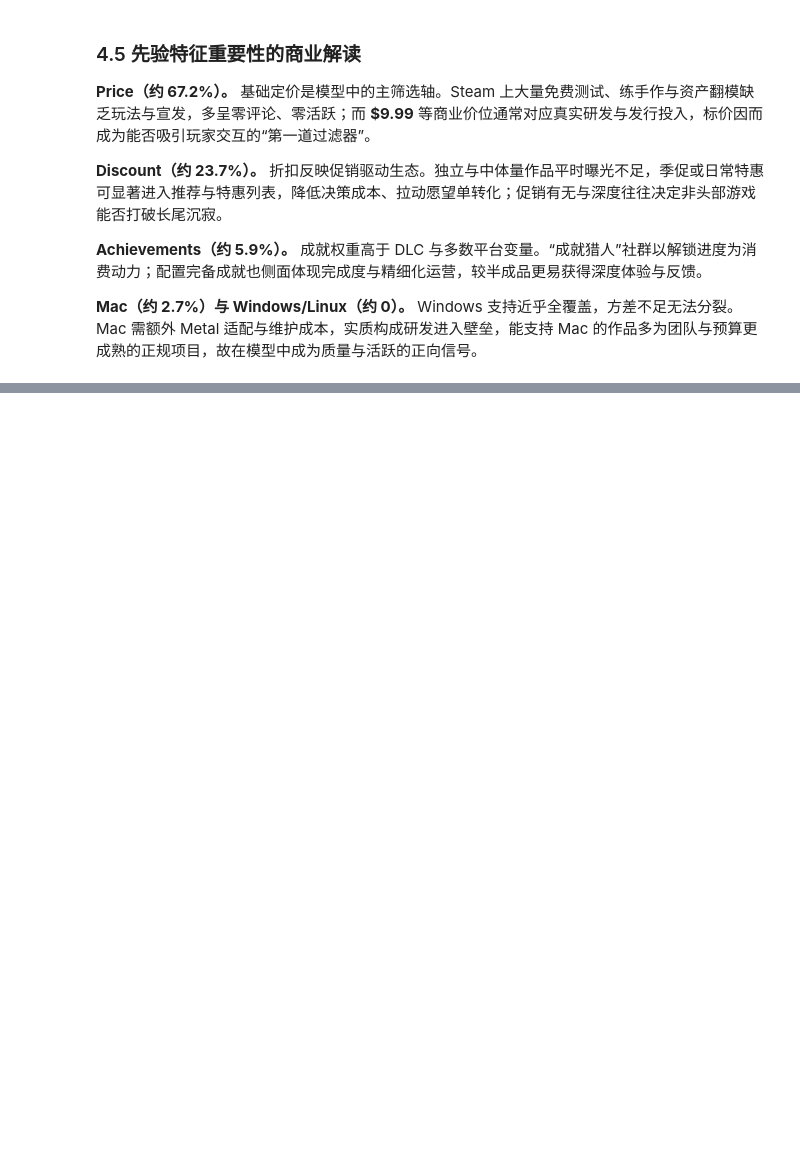
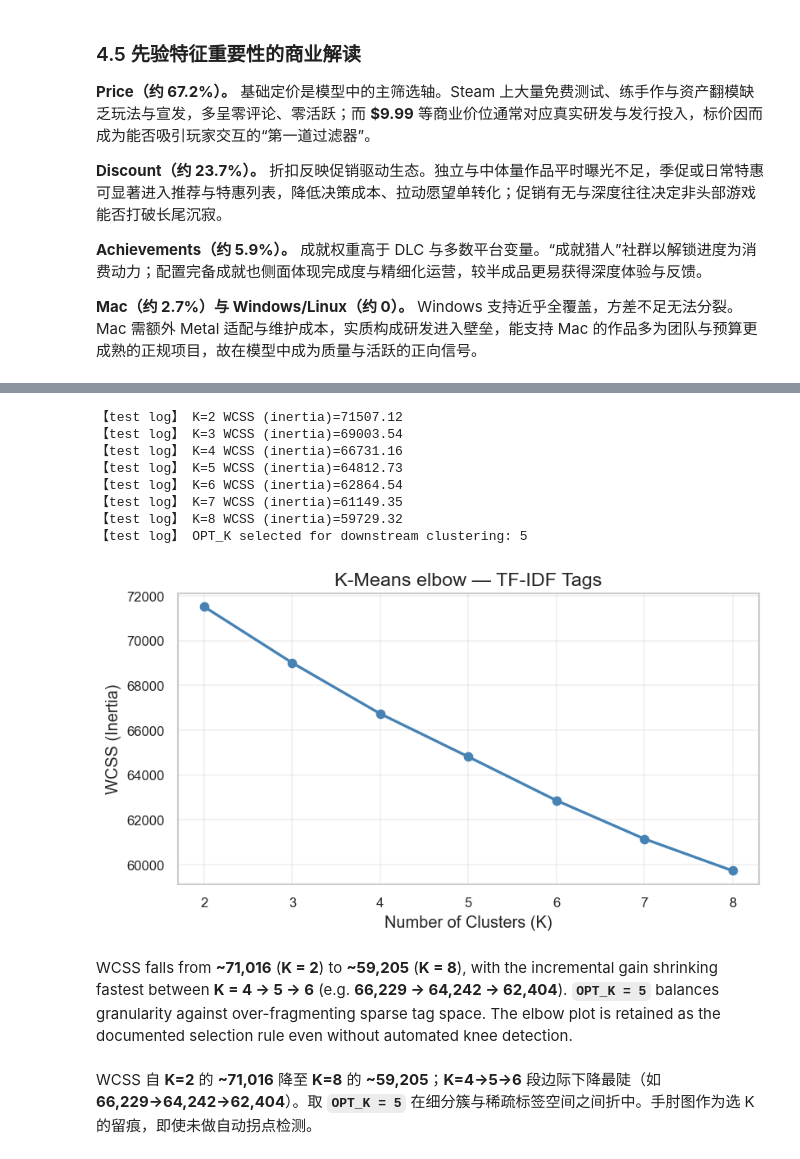
Before and after one commit to victoriammiao/datamining, a Jupyter notebook: 50091136.ipynb, the cells around one changed output, grey strips where cells are left out. Drawn from its saved outputs; the diff is of its cells as text; code cells hidden in the pictures; blank space fills up the shorter version.

```diff
--- a/50091136.ipynb
+++ b/50091136.ipynb
@@ -2139,0 +2456,37 @@ plt.show()
+# %%
+# Section 5.2 — WCSS elbow for K in 2..8 (single figure)
+K_RANGE = range(2, 9)
+wcss_by_k = []
+
+for k in K_RANGE:
+    km_probe = KMeans(n_clusters=k, random_state=RANDOM_STATE, n_init=10)
+    km_probe.fit(X_tfidf_sparse)
+    wcss_by_k.append(km_probe.inertia_)
+    print(f"【test log】 K={k} WCSS (inertia)={km_probe.inertia_:.2f}")
+
+# Default operating K after visual elbow (override if the plot suggests otherwise)
+OPT_K = 5
+print("【test log】 OPT_K selected for downstream clustering:", OPT_K)
+
+fig, ax = plt.subplots(figsize=(7, 4))
+ax.plot(list(K_RANGE), wcss_by_k, marker="o", color="steelblue", linewidth=2)
+ax.set_xlabel("Number of Clusters (K)")
+ax.set_ylabel("WCSS (Inertia)")
+ax.set_title("K-Means elbow — TF-IDF Tags")
+ax.grid(True, alpha=0.3)
+plt.tight_layout()
+plt.show()
+# %% [output]
+【test log】 K=2 WCSS (inertia)=71507.12
+【test log】 K=3 WCSS (inertia)=69003.54
+【test log】 K=4 WCSS (inertia)=66731.16
+【test log】 K=5 WCSS (inertia)=64812.73
+【test log】 K=6 WCSS (inertia)=62864.54
+【test log】 K=7 WCSS (inertia)=61149.35
+【test log】 K=8 WCSS (inertia)=59729.32
+【test log】 OPT_K selected for downstream clustering: 5
+[figure, added]
+# %% [markdown]
+WCSS falls from **~71,016** (**K = 2**) to **~59,205** (**K = 8**), with the incremental gain shrinking fastest between **K = 4 → 5 → 6** (e.g. **66,229 → 64,242 → 62,404**). **`OPT_K = 5`** balances granularity against over-fragmenting sparse tag space. The elbow plot is retained as the documented selection rule even without automated knee detection.
+# %% [markdown]
+WCSS 自 **K=2** 的 **~71,016** 降至 **K=8** 的 **~59,205**；**K=4→5→6** 段边际下降最陡（如 **66,229→64,242→62,404**）。取 **`OPT_K = 5`** 在细分簇与稀疏标签空间之间折中。手肘图作为选 K 的留痕，即使未做自动拐点检测。
```
Also changed, not shown: parts of 34 cells of this notebook, 1 other file.
